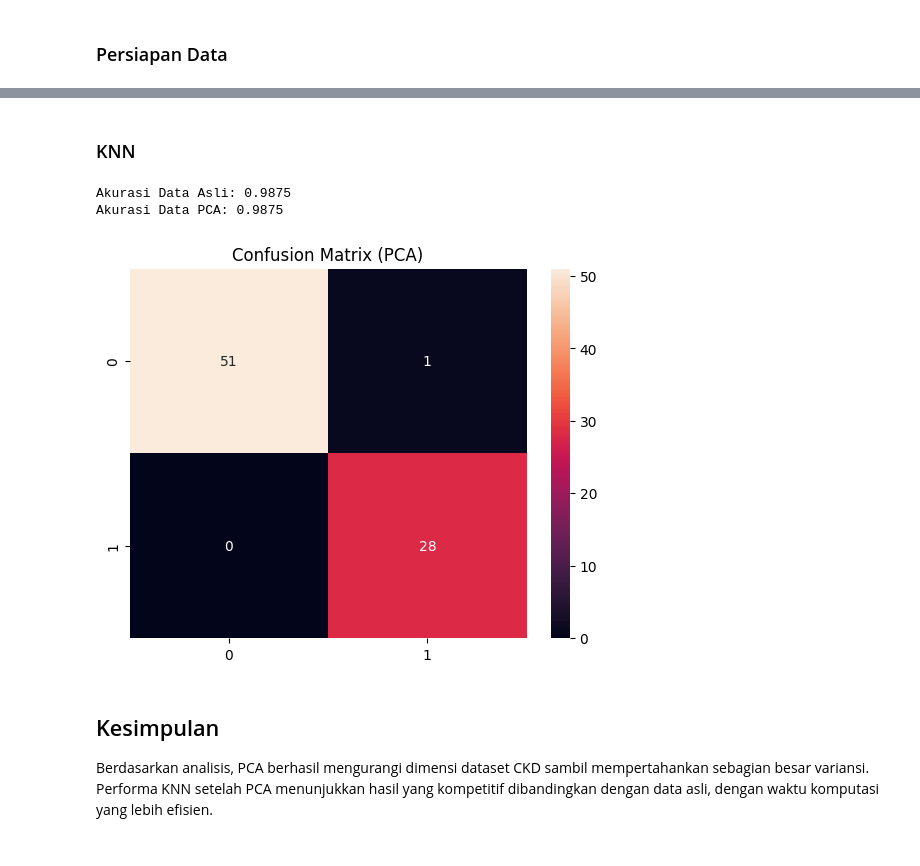
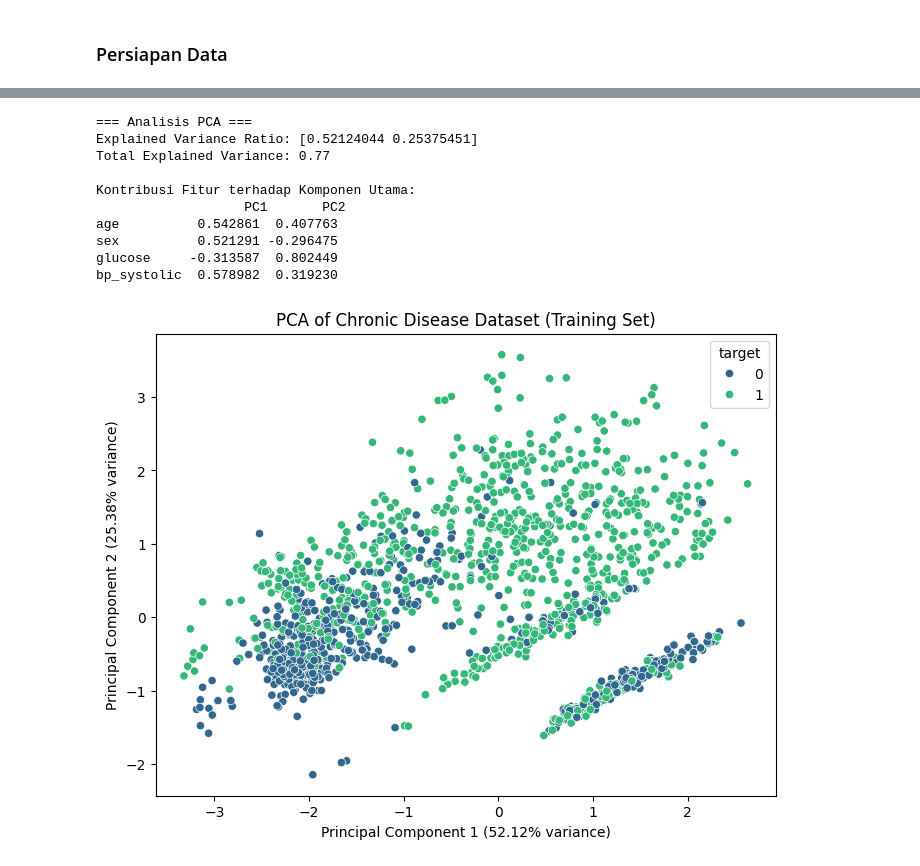
Before and after one commit to mamanwhide/Studi-Analisis-Empiris-dan-PCA-terhadap-Dataset-Penyakit-Kronis-Menggunakan-KNN, a Jupyter notebook: Program.ipynb, the cells around one changed output, grey strips where cells are left out. Drawn from its saved outputs; the diff is of its cells as text; code cells hidden in the pictures.

```diff
--- a/Program.ipynb
+++ b/Program.ipynb
@@ -116,31 +149,47 @@ Jumlah Komponen: 21
-# %% [markdown]
-### KNN
-# %%
-# Split data
-X_train, X_test, y_train, y_test = train_test_split(X, y, test_size=0.2, random_state=42)
-X_train_pca, X_test_pca, y_train_pca, y_test_pca = train_test_split(X_pca, y, test_size=0.2, random_state=42)
-
-# KNN pada data asli
-knn = KNeighborsClassifier(n_neighbors=5)
-knn.fit(X_train, y_train)
-y_pred = knn.predict(X_test)
-print("Akurasi Data Asli:", accuracy_score(y_test, y_pred))
-
-# KNN pada data PCA
-knn_pca = KNeighborsClassifier(n_neighbors=5)
-knn_pca.fit(X_train_pca, y_train_pca)
-y_pred_pca = knn_pca.predict(X_test_pca)
-print("Akurasi Data PCA:", accuracy_score(y_test_pca, y_pred_pca))
-
-# Confusion matrix
-cm = confusion_matrix(y_test_pca, y_pred_pca)
-sns.heatmap(cm, annot=True, fmt='d')
-plt.title("Confusion Matrix (PCA)")
-plt.show()
-# %% [output]
-Akurasi Data Asli: 0.9875
-Akurasi Data PCA: 0.9875
-[figure, removed]
-# %% [markdown]
-## Kesimpulan
-Berdasarkan analisis, PCA berhasil mengurangi dimensi dataset CKD sambil mempertahankan sebagian besar variansi. Performa KNN setelah PCA menunjukkan hasil yang kompetitif dibandingkan dengan data asli, dengan waktu komputasi yang lebih efisien.
+# %%
+# Pisahkan fitur dan target
+X = combined_df[['age', 'sex', 'glucose', 'bp_systolic']]
+y = combined_df['target']
+# %%
+# Train-test split
+X_train, X_test, y_train, y_test = train_test_split(X, y, test_size=0.2, random_state=42, stratify=y)
+# %%
+# Standarisasi data
+scaler = StandardScaler()
+X_train_scaled = scaler.fit_transform(X_train)
+X_test_scaled = scaler.transform(X_test)
+# %%
+# --- PCA ---
+pca = PCA(n_components=2)
+X_train_pca = pca.fit_transform(X_train_scaled)
+X_test_pca = pca.transform(X_test_scaled)
+
+# Explained variance
+explained_variance = pca.explained_variance_ratio_
+print(f"\n=== Analisis PCA ===")
+print(f"Explained Variance Ratio: {explained_variance}")
+print(f"Total Explained Variance: {sum(explained_variance):.2f}")
+
+# PCA loadings
+loadings = pd.DataFrame(pca.components_.T, columns=['PC1', 'PC2'], index=X.columns)
+print("\nKontribusi Fitur terhadap Komponen Utama:\n", loadings)
+
+# Visualisasi PCA
+plt.figure(figsize=(8, 6))
+sns.scatterplot(x=X_train_pca[:, 0], y=X_train_pca[:, 1], hue=y_train, palette='viridis')
+plt.title('PCA of Chronic Disease Dataset (Training Set)')
+plt.xlabel(f'Principal Component 1 ({explained_variance[0]:.2%} variance)')
+plt.ylabel(f'Principal Component 2 ({explained_variance[1]:.2%} variance)')
+plt.show()
+# %% [output]
+=== Analisis PCA ===
+Explained Variance Ratio: [0.52124044 0.25375451]
+Total Explained Variance: 0.77
+
+Kontribusi Fitur terhadap Komponen Utama:
+                   PC1       PC2
+age          0.542861  0.407763
+sex          0.521291 -0.296475
+glucose     -0.313587  0.802449
+bp_systolic  0.578982  0.319230
+[figure, added]
```
Also changed, not shown: parts of 24 cells of this notebook, 4 other files.
